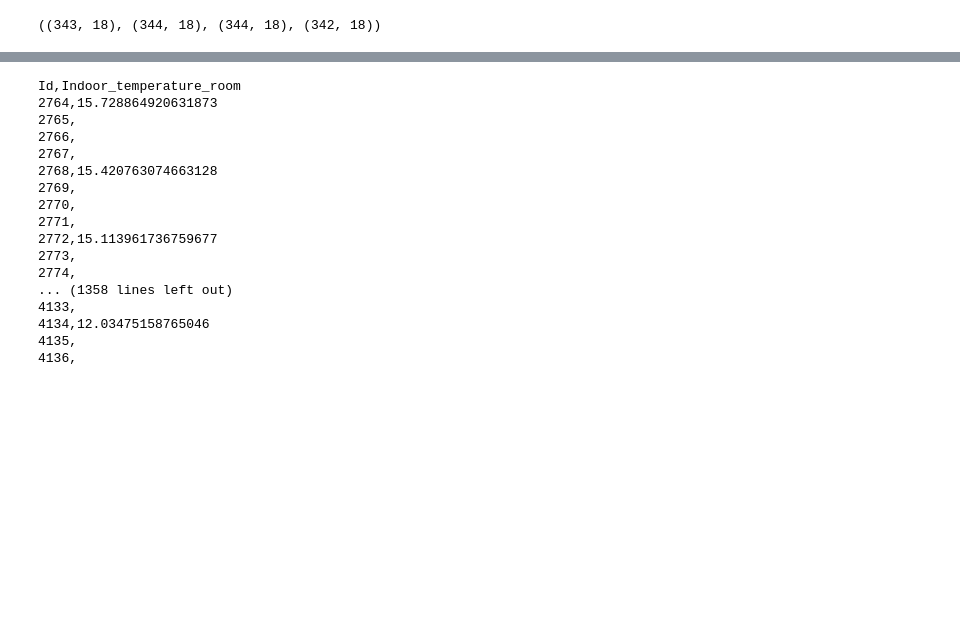
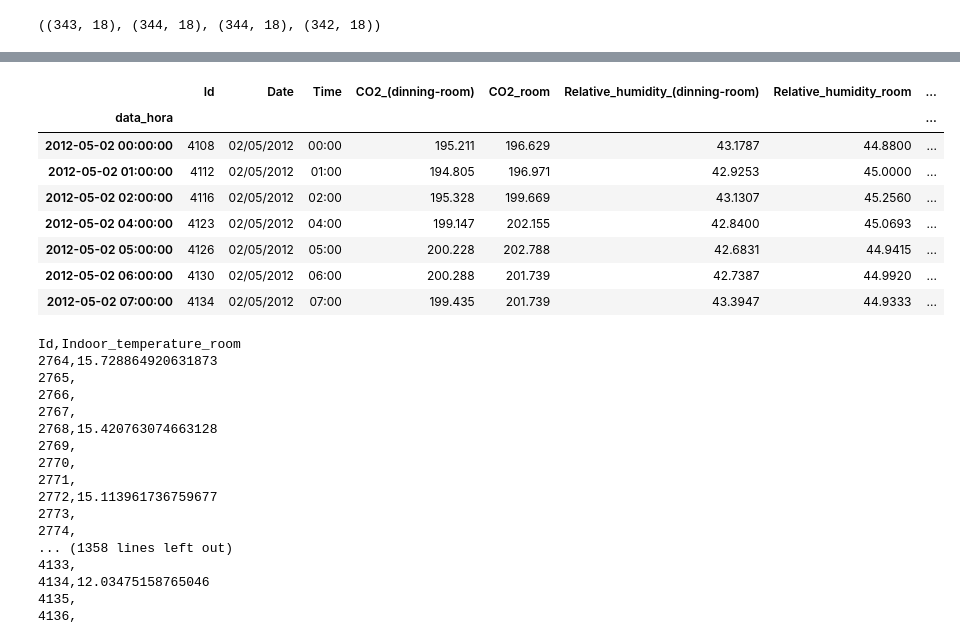
Before and after one commit to HedersonSantos/SmartHome, a Jupyter notebook: seriesTemporais_sarimax_2.ipynb, the cells around one changed output, grey strips where cells are left out. Cells and saved outputs as stored; diff of their text form; code cells hidden in the pictures; blank space fills up the shorter version.

```diff
--- a/seriesTemporais_sarimax_2.ipynb
+++ b/seriesTemporais_sarimax_2.ipynb
@@ -306,13 +307,14 @@ df00.shape, df15.shape, df30.shape, df45.shape
 ((343, 18), (344, 18), (344, 18), (342, 18))
 # %%
 prediction00 = resultado1.predict(start=df00.index.min(), end=df00.index.max(), dynamic=False, typ='levels')
+df00 = pd.merge(df00, prediction00, left_index=True, right_index=True)
 prediction15 = resultado1.predict(start=df15.index.min(), end=df15.index.max(), dynamic=False, typ='levels')
 prediction30 = resultado1.predict(start=df30.index.min(), end=df30.index.max(), dynamic=False, typ='levels')
 prediction45 = resultado1.predict(start=df45.index.min(), end=df45.index.max(), dynamic=False, typ='levels')
-df00['Indoor_temperature_room'] = prediction00.to_numpy().tolist()
-df15['Indoor_temperature_room'] = prediction15.to_numpy().tolist()
-df30['Indoor_temperature_room'] = prediction30.to_numpy().tolist()
-df45['Indoor_temperature_room'] = prediction45.to_numpy().tolist()
+#df00['Indoor_temperature_room'] = prediction00.to_numpy().tolist()
+#df15['Indoor_temperature_room'] = prediction15.to_numpy().tolist()
+#df30['Indoor_temperature_room'] = prediction30.to_numpy().tolist()
+#df45['Indoor_temperature_room'] = prediction45.to_numpy().tolist()
 df_resultado = pd.concat([df00[['Id','Indoor_temperature_room' ]],
                           df15[['Id','Indoor_temperature_room' ]],
                           df30[['Id','Indoor_temperature_room' ]],
@@ -329,3 +336,15 @@ df00.shape, prediction00.shape
+# %%
+ df00[df00['Date']=='02/05/2012']
+# %% [output]
+|  | Id | Date | Time | CO2_(dinning-room) | CO2_room | Relative_humidity_(dinning-room) | Relative_humidity_room | ... |
+| data_hora |  |  |  |  |  |  |  | ... |
+| 2012-05-02 00:00:00 | 4108 | 02/05/2012 | 00:00 | 195.211 | 196.629 | 43.1787 | 44.8800 | ... |
+| 2012-05-02 01:00:00 | 4112 | 02/05/2012 | 01:00 | 194.805 | 196.971 | 42.9253 | 45.0000 | ... |
+| 2012-05-02 02:00:00 | 4116 | 02/05/2012 | 02:00 | 195.328 | 199.669 | 43.1307 | 45.2560 | ... |
+| 2012-05-02 04:00:00 | 4123 | 02/05/2012 | 04:00 | 199.147 | 202.155 | 42.8400 | 45.0693 | ... |
+| 2012-05-02 05:00:00 | 4126 | 02/05/2012 | 05:00 | 200.228 | 202.788 | 42.6831 | 44.9415 | ... |
+| 2012-05-02 06:00:00 | 4130 | 02/05/2012 | 06:00 | 200.288 | 201.739 | 42.7387 | 44.9920 | ... |
+| 2012-05-02 07:00:00 | 4134 | 02/05/2012 | 07:00 | 199.435 | 201.739 | 43.3947 | 44.9333 | ... |
 # %%
 !cat hederson_submition.csv
 # %% [output]
```
Also changed, not shown: parts of 8 cells of this notebook.
